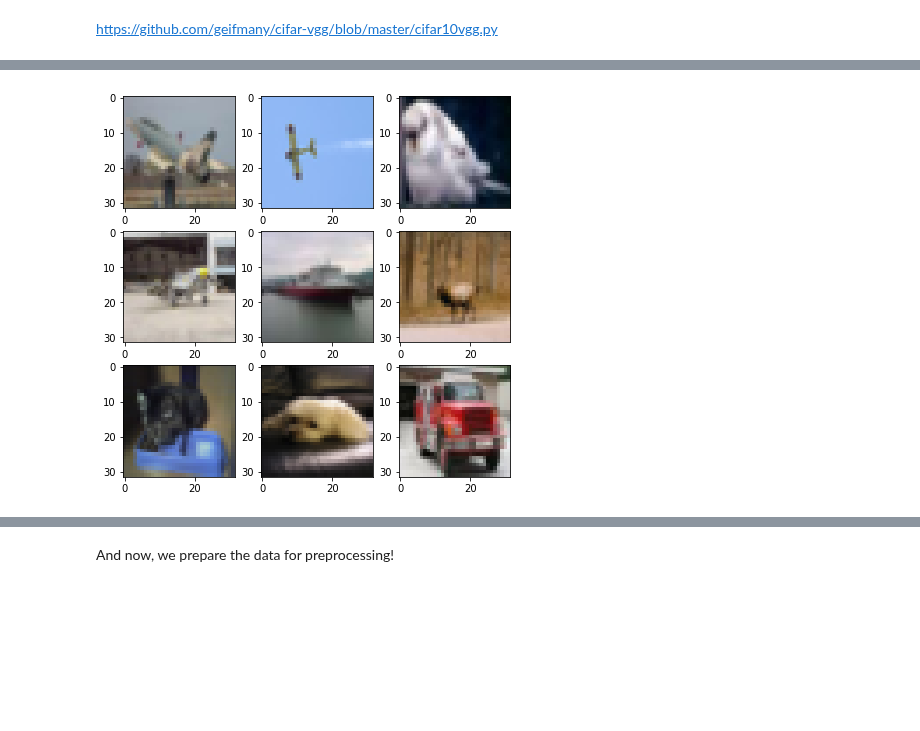
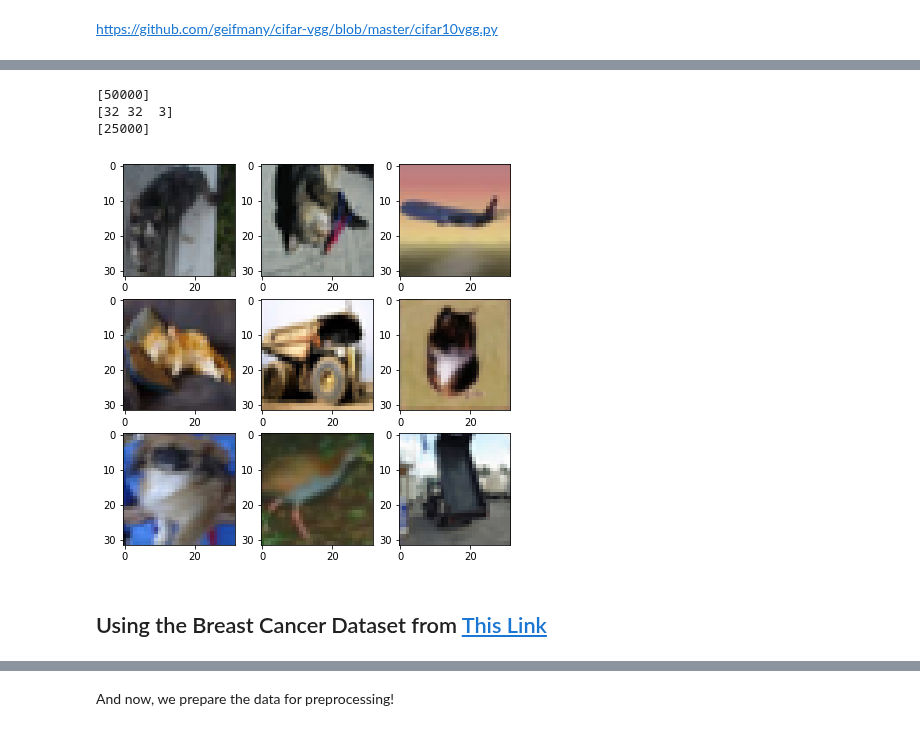
Before and after one commit to AstroNoodles/Mini-Projects, a Jupyter notebook: Parallel_Sync_CNN_Research.ipynb, the cells around one changed output, grey strips where cells are left out. Saved outputs shown, nothing was run; the diff lists cells and outputs as text; code cells hidden in the pictures; blank space fills up the shorter version.

```diff
--- a/Parallel_Sync_CNN_Research.ipynb
+++ b/Parallel_Sync_CNN_Research.ipynb
@@ -33,12 +89,27 @@ The shape of the training data is (50000, 32, 32, 3) and the shape of the labels
+# %%
+# DEBUG
+shape = tf.shape(x_train)
+
+with tf.Session() as sess:
+  print(sess.run(shape[:1]))
+  print(sess.run(shape[1:]))
+  print(sess.run(shape[:1] // 2))
+# %% [output]
+[50000]
+[32 32  3]
+[25000]
 # %%
 def visualize_cifar(train_data):
   """ Visualizes the cifar-10 dataset using matplotlib. This helps give a greater understanding
       of the items that are in the dataset"""
   plt.figure(figsize=(7, 7))
   for i in range(1, 10):
     plt.subplot(3, 3, i)
     plt.imshow(random.choice(train_data))
 
 visualize_cifar(x_train)
+CIFAR = True
 # %% [output]
-[figure, old version]
+[figure, new version]
+# %% [markdown]
+## Using the Breast Cancer Dataset from [This Link](https://wiki.cancerimagingarchive.net/display/Public/Breast+Metastases+to+Axillary+Lymph+Nodes)
```
Also changed, not shown: parts of 24 cells of this notebook.
